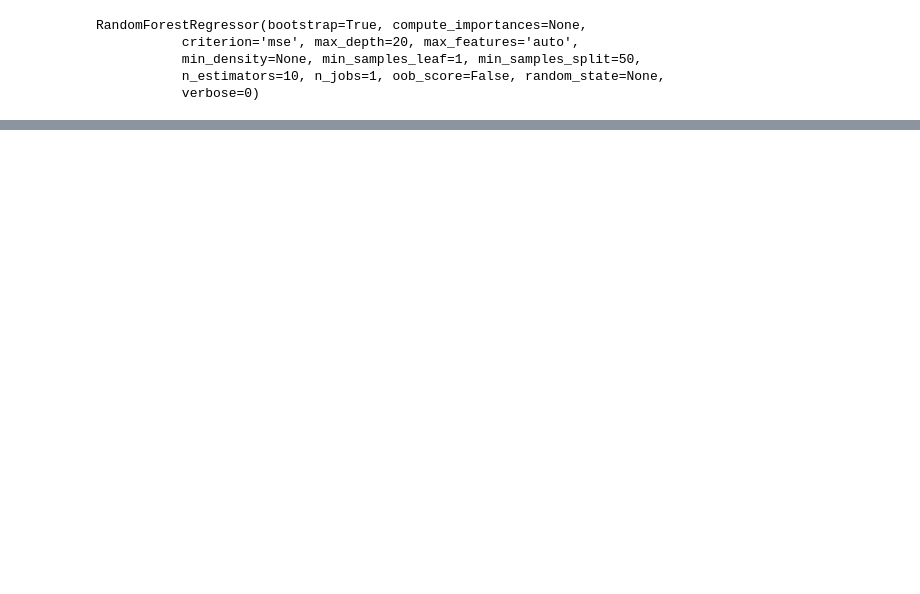
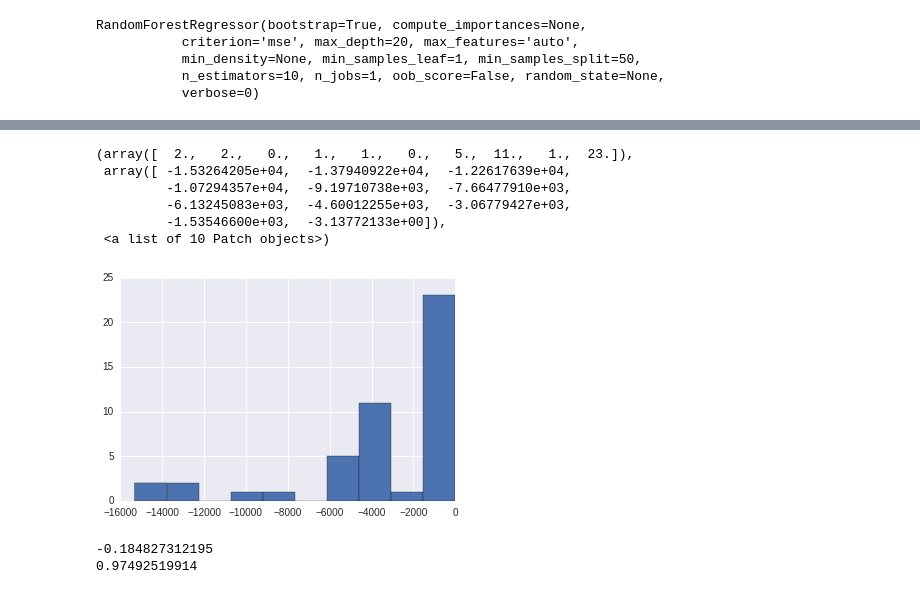
Before and after one commit to sethah/CycleAnalysis, a Jupyter notebook: webapp/model validation.ipynb, the cells around one changed output, grey strips where cells are left out. Saved outputs shown, nothing was run; the diff lists cells and outputs as text; code cells hidden in the pictures; blank space fills up the shorter version.

```diff
--- a/webapp/model validation.ipynb
+++ b/webapp/model validation.ipynb
@@ -127,3 +172,17 @@ X_train, X_test, y_train, y_test = train_test_split(X, y, test_size = 0.3)
+# %%
+user = ryan
+# delete = [8, 18, 22, 24, 30, 31, 37, 42]
+indices = np.arange(len(user.activities))
+indices = np.delete(indices, delete)
+train_indices = np.random.choice(indices, size=int((len(user.activities) - len(delete))*0.7), replace=False)
+test_indices = np.setdiff1d(indices, train_indices)
+
+df = user.make_df(train_indices)
+y = df['velocity'].values
+cols = df.columns
+X = df[cols[np.where(cols!='velocity')]].values
+# X = df['one_mile'].values[:, np.newaxis]
+X_train, X_test, y_train, y_test = train_test_split(X, y, test_size = 0.3)
 # %%
 model.fit(X_train, y_train)
 # %% [output]
@@ -139 +234,25 @@ print r2_score(y_test, model.predict(X_test))
+# %%
+plt.hist(errors2)
+# %% [output]
+(array([  2.,   2.,   0.,   1.,   1.,   0.,   5.,  11.,   1.,  23.]),
+ array([ -1.53264205e+04,  -1.37940922e+04,  -1.22617639e+04,
+         -1.07294357e+04,  -9.19710738e+03,  -7.66477910e+03,
+         -6.13245083e+03,  -4.60012255e+03,  -3.06779427e+03,
+         -1.53546600e+03,  -3.13772133e+00]),
+ <a list of 10 Patch objects>)
+[figure, added]
+# %%
+df_test = user.make_df(test_indices)
+y = df_test['velocity'].values
+cols = df_test.columns
+X = df_test[cols[np.where(cols!='velocity')]].values
+print r2_score(y, model.predict(X))
+df_train = user.make_df(train_indices)
+y = df_train['velocity'].values
+cols = df_train.columns
+X = df_train[cols[np.where(cols!='velocity')]].values
+print r2_score(y, model.predict(X))
+# %% [output]
+-0.184827312195
+0.97492519914
 # %%
```
Also changed, not shown: parts of 59 cells of this notebook, 8 other files.
